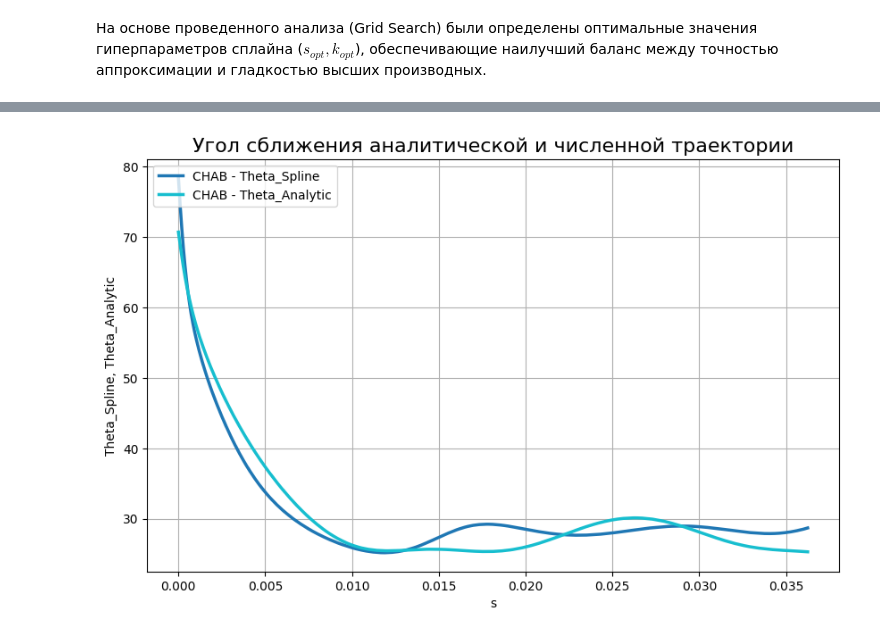
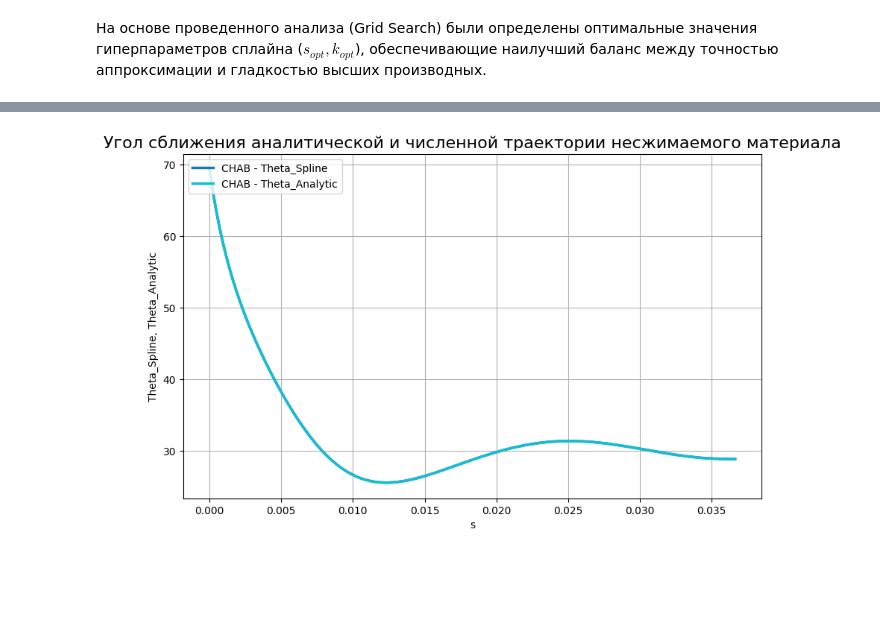
Before and after one commit to ArtemDos/complex_deformations, a Jupyter notebook: P29/ideal_vint/chab.ipynb, the cells around one changed output, grey strips where cells are left out. Cells and saved outputs as stored; diff of their text form; code cells hidden in the pictures; blank space fills up the shorter version.

```diff
--- a/P29/ideal_vint/chab.ipynb
+++ b/P29/ideal_vint/chab.ipynb
@@ -110,9 +129,14 @@ split_time
 # %% [output]
 100.0
 # %%
-df_stage2 = numerical_experiment_chab_strain_vector[
-    numerical_experiment_chab_strain_vector["Time"] > split_time
+df_stage2 = il_chab[
+    il_chab["Time"] > split_time
 ].copy()
-
 df_stage2.reset_index(drop=True, inplace=True)
 df_stage2["Time_Local"] = df_stage2["Time"] - split_time
+
+df_stage2_inc = il_chab_inc[
+    il_chab_inc["Time"] > split_time
+].copy()
+df_stage2_inc.reset_index(drop=True, inplace=True)
+df_stage2_inc["Time_Local"] = df_stage2_inc["Time"] - split_time
@@ -409,0 +606,9 @@ df_stress_stage2["Time_Local"] = df_stress_stage2["Time"] - split_time
+# %%
+df_stress_stage2_inc = numerical_experiment_chab_inc.loc[
+    numerical_experiment_chab_inc["Time"] > split_time,
+    ["S_ZZ", "S_TZ", "S_TT", "Time"],
+].copy()
+df_stress_stage2_inc.reset_index(drop=True, inplace=True)
+df_stress_stage2_inc["Time_Local"] = df_stress_stage2_inc["Time"] - split_time
+
+df_stress_stage2_inc[:5]
@@ -410,25 +634,20 @@ df_stress_stage2["Time_Local"] = df_stress_stage2["Time"] - split_time
 # %%
 from core.calculations import calculate_stress_vector, calculate_theta
 
+sig_1i, sig_2i, sig_3i = calculate_stress_vector(df_stress_stage2_inc)
+df_stage2_inc["Sig_1"] = sig_1i.to_numpy()
+df_stage2_inc["Sig_2"] = sig_2i.to_numpy()
+df_stage2_inc["Sig_3"] = sig_3i.to_numpy()
 
-sig_1, sig_2, sig_3 = calculate_stress_vector(df_stress_stage2)
-df_stage2["Sig_1"] = sig_1
-df_stage2["Sig_2"] = sig_2
-df_stage2["Sig_3"] = sig_3
-
-theta_spline = calculate_theta(df_stage2, deriv_suffix="_spline")
-df_stage2["Theta_Spline"] = theta_spline
-
-theta_analytic = calculate_theta(df_stage2, deriv_suffix="_analytic")
-df_stage2["Theta_Analytic"] = theta_analytic
-
+df_stage2_inc["Theta_Spline"] = calculate_theta(df_stage2_inc, deriv_suffix="_spline")
+df_stage2_inc["Theta_Analytic"] = calculate_theta(df_stage2_inc, deriv_suffix="_analytic")
 
 plot_xy(
-    data_pairs=[(model_name, df_stage2)],
+    data_pairs=[(model_name, df_stage2_inc)],
     x_col="s",
     y_cols=["Theta_Spline", "Theta_Analytic"],
-    title="Угол сближения аналитической и численной траектории",
+    title="Угол сближения аналитической и численной траектории несжимаемого материала",
     figsize=(10, 6)
 )
 # %% [output]
-[figure, old version]
+[figure, new version]
```
Also changed, not shown: parts of 45 cells of this notebook, 1 other file.
